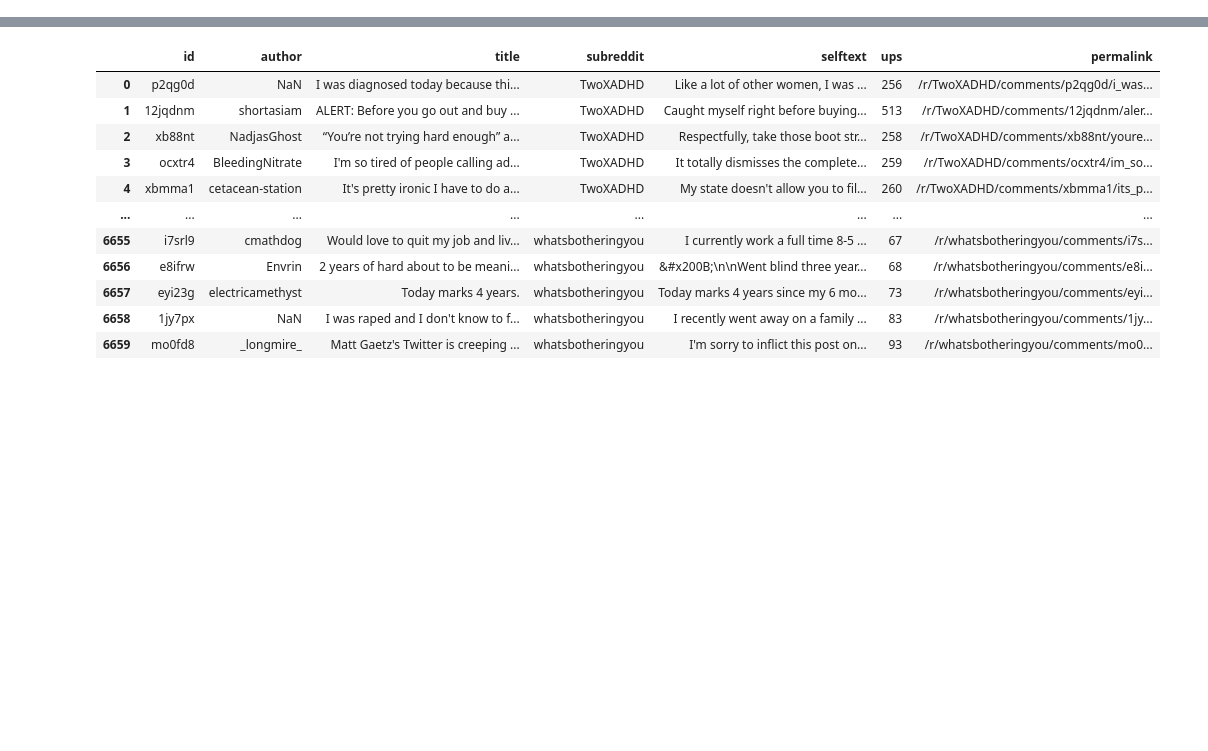
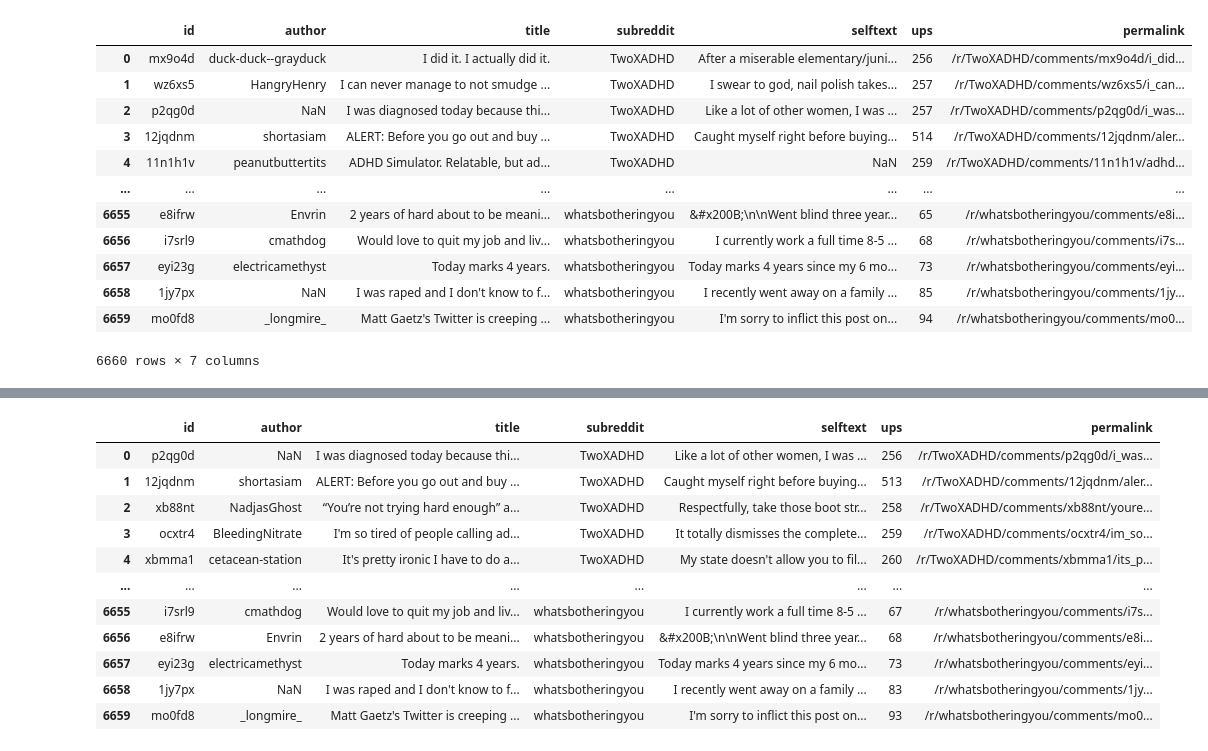
Before and after one commit to Cenedikt/yana, a Jupyter notebook: notebooks/cenedikt/test.ipynb, the cells around one changed output, grey strips where cells are left out. Cells and saved outputs as stored; diff of their text form; code cells hidden in the pictures; blank space fills up the shorter version.

```diff
--- a/notebooks/cenedikt/test.ipynb
+++ b/notebooks/cenedikt/test.ipynb
@@ -3,3 +3,19 @@ import pandas as pd
 # %%
 df_ =pd.read_csv('/home/cenedikt/code/Cenedikt/yana/yana/data/posts.csv')
 df = pd.read_csv('/home/cenedikt/code/Cenedikt/yana/yana/data/comments.csv')
+# %%
+df_
+# %% [output]
+|  | id | author | title | subreddit | selftext | ups | permalink |
+| 0 | mx9o4d | duck-duck--grayduck | I did it. I actually did it. | TwoXADHD | After a miserable elementary/juni... | 256 | /r/TwoXADHD/comments/mx9o4d/i_did... |
+| 1 | wz6xs5 | HangryHenry | I can never manage to not smudge ... | TwoXADHD | I swear to god, nail polish takes... | 257 | /r/TwoXADHD/comments/wz6xs5/i_can... |
+| 2 | p2qg0d | NaN | I was diagnosed today because thi... | TwoXADHD | Like a lot of other women, I was ... | 257 | /r/TwoXADHD/comments/p2qg0d/i_was... |
+| 3 | 12jqdnm | shortasiam | ALERT: Before you go out and buy ... | TwoXADHD | Caught myself right before buying... | 514 | /r/TwoXADHD/comments/12jqdnm/aler... |
+| 4 | 11n1h1v | peanutbuttertits | ADHD Simulator. Relatable, but ad... | TwoXADHD | NaN | 259 | /r/TwoXADHD/comments/11n1h1v/adhd... |
+| ... | ... | ... | ... | ... | ... | ... | ... |
+| 6655 | e8ifrw | Envrin | 2 years of hard about to be meani... | whatsbotheringyou | &#x200B;\n\nWent blind three year... | 65 | /r/whatsbotheringyou/comments/e8i... |
+| 6656 | i7srl9 | cmathdog | Would love to quit my job and liv... | whatsbotheringyou | I currently work a full time 8-5 ... | 68 | /r/whatsbotheringyou/comments/i7s... |
+| 6657 | eyi23g | electricamethyst | Today marks 4 years. | whatsbotheringyou | Today marks 4 years since my 6 mo... | 73 | /r/whatsbotheringyou/comments/eyi... |
+| 6658 | 1jy7px | NaN | I was raped and I don't know to f... | whatsbotheringyou | I recently went away on a family ... | 85 | /r/whatsbotheringyou/comments/1jy... |
+| 6659 | mo0fd8 | _longmire_ | Matt Gaetz's Twitter is creeping ... | whatsbotheringyou | I'm sorry to inflict this post on... | 94 | /r/whatsbotheringyou/comments/mo0... |
+6660 rows × 7 columns
```
Also changed, not shown: parts of 1 cell of this notebook, 1 other file.
